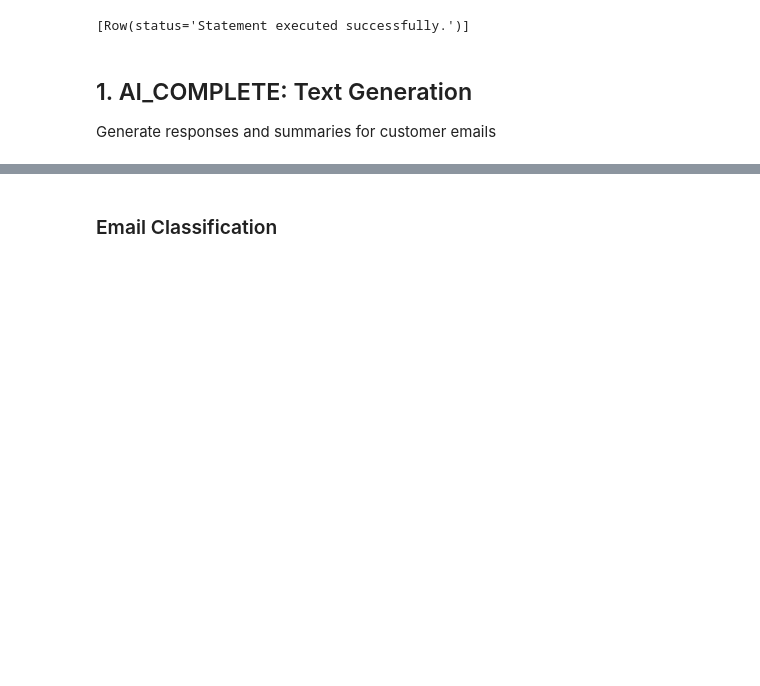
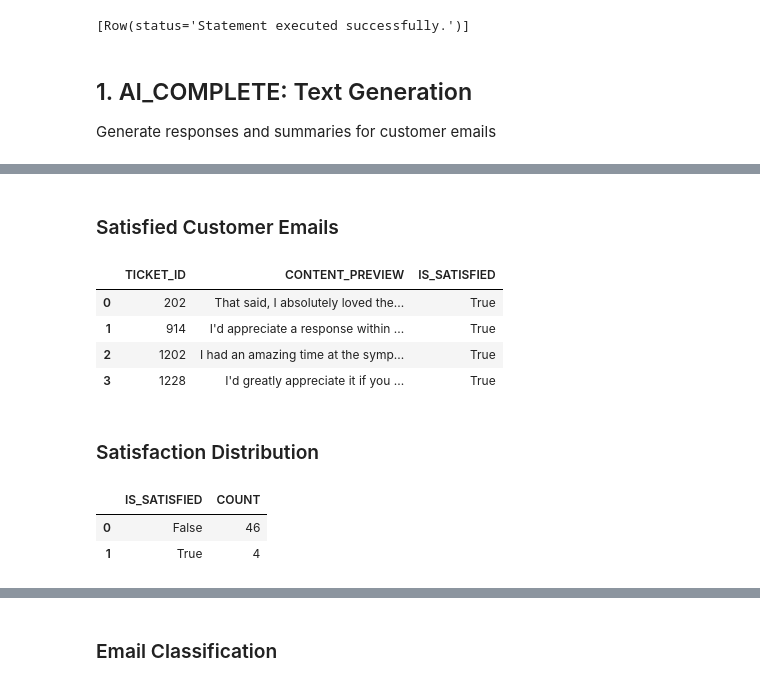
Before and after one commit to Snowflake-Labs/sfguide-getting-started-with-cortex-aisql, a Jupyter notebook: notebooks/01_text_analytics.ipynb, the cells around one changed output, grey strips where cells are left out. Saved outputs shown, nothing was run; the diff lists cells and outputs as text; code cells hidden in the pictures; blank space fills up the shorter version.

```diff
--- a/notebooks/01_text_analytics.ipynb
+++ b/notebooks/01_text_analytics.ipynb
@@ -91,0 +99,50 @@ display(df)
+# %%
+# Filter emails that express satisfaction
+# For text, use PROMPT to combine the predicate with the content
+sql = """
+SELECT
+    ticket_id,
+    SUBSTR(content, 1, 150) as content_preview,
+    AI_FILTER(PROMPT('Does the customer sound satisfied or happy? {0}', content)) as is_satisfied
+FROM emails
+WHERE AI_FILTER(PROMPT('Does the customer sound satisfied or happy? {0}', content)) = TRUE
+LIMIT 20
+"""
+
+df_filter = session.sql(sql).to_pandas()
+display(Markdown("### Satisfied Customer Emails"))
+display(df_filter)
+
+# Count satisfied vs unsatisfied
+sql_counts = """
+SELECT
+    AI_FILTER(PROMPT('Does the customer sound satisfied or happy? {0}', content)) as is_satisfied,
+    COUNT(*) as count
+FROM emails
+GROUP BY is_satisfied
+"""
+
+df_counts = session.sql(sql_counts).to_pandas()
+display(Markdown("### Satisfaction Distribution"))
+display(df_counts)
+
+# Visualize
+fig = px.pie(df_counts,
+             values='COUNT',
+             names='IS_SATISFIED',
+             title='Customer Satisfaction Distribution',
+             color='IS_SATISFIED',
+             color_discrete_map={True: 'green', False: 'red'})
+fig.update_layout(height=400)
+fig.show()
+# %% [output]
+### Satisfied Customer Emails
+|  | TICKET_ID | CONTENT_PREVIEW | IS_SATISFIED |
+| 0 | 202 | That said, I absolutely loved the... | True |
+| 1 | 914 | I'd appreciate a response within ... | True |
+| 2 | 1202 | I had an amazing time at the symp... | True |
+| 3 | 1228 | I'd greatly appreciate it if you ... | True |
+### Satisfaction Distribution
+|  | IS_SATISFIED | COUNT |
+| 0 | False | 46 |
+| 1 | True | 4 |
```
Also changed, not shown: parts of 10 cells of this notebook, 4 other files.
